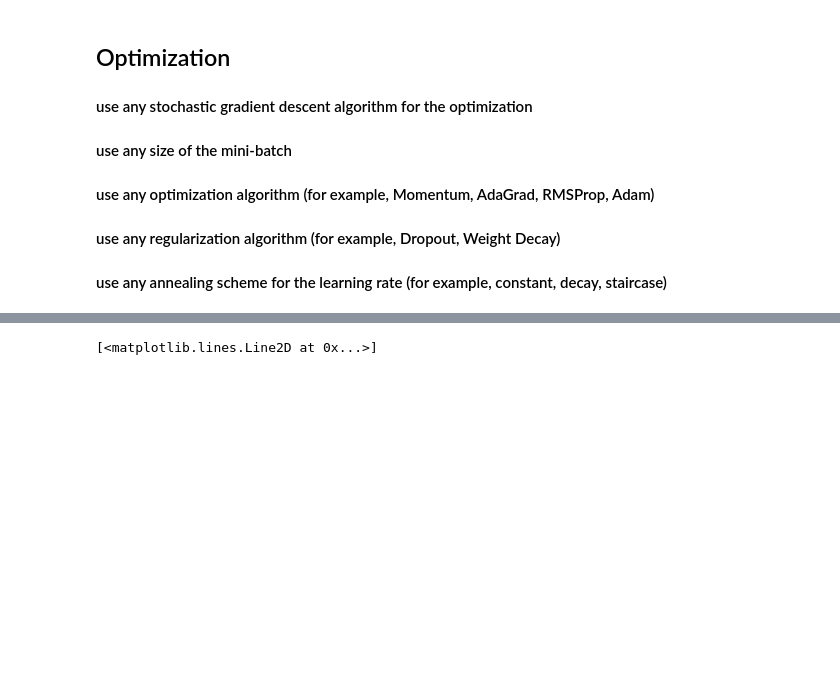
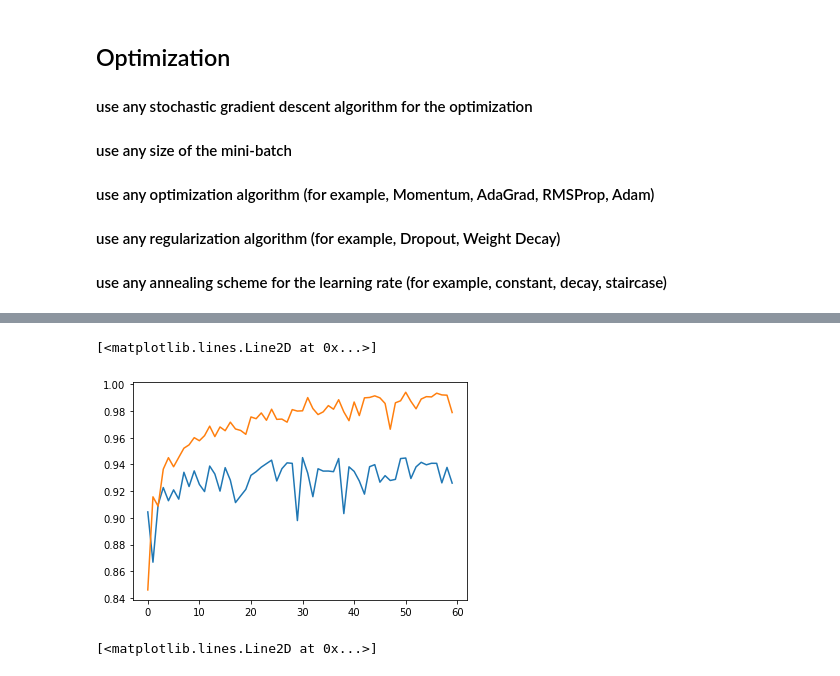
Before and after one commit to ehehehe95/Implementing-Basic-ML-techniques, a Jupyter notebook: 10. Optimal Selection of the hyper-parameters associated with the classification on MNIST/assignment10.ipynb, the cells around one changed output, grey strips where cells are left out. Cells and saved outputs as stored; diff of their text form; code cells hidden in the pictures; blank space fills up the shorter version.

```diff
--- a/10. Optimal Selection of the hyper-parameters associated with the classification on MNIST/assignment10.ipynb
+++ b/10. Optimal Selection of the hyper-parameters associated with the classification on MNIST/assignment10.ipynb
@@ -72,7 +72,7 @@ criterion = nn.CrossEntropyLoss()
 #### use any annealing scheme for the learning rate (for example, constant, decay, staircase)
 # %%
 device="cuda"
-learning_rate_value=0.01
+learning_rate_value=0.05
 classifier = classification().to(device)
 #
 optimizer = torch.optim.Adam(classifier.parameters(), lr=learning_rate_value)
@@ -80,17 +80,17 @@ optimizer = torch.optim.Adam(classifier.parameters(), lr=learning_rate_value)
 #start training with batchsize 32
 
 classifier = classification().to("cuda")
-optimizer = torch.optim.SGD(classifier.parameters(), lr=learning_rate_value)
+optimizer = torch.optim.(classifier.parameters(), lr=learning_rate_value)
 criterion = nn.CrossEntropyLoss()
 batch_size=32
-epoch = 5
+epoch = 60
 loss_train_arr=np.zeros(epoch)
 accuracy_train_arr=np.zeros(epoch)
 loss_test_arr=np.zeros(epoch)
 accuracy_test_arr=np.zeros(epoch)
 
-batched_train = torch.utils.data.DataLoader(training_set, 32, shuffle=True)
-test = torch.utils.data.DataLoader(testing_set)
+batched_train = torch.utils.data.DataLoader(data_train, 32, shuffle=True)
+batched_test = torch.utils.data.DataLoader(data_test,32,shuffle=True)
 
 for i in range(epoch):
 
@@ -121,7 +121,7 @@ for i in range(epoch):
     accuracy_test=0
 
     classifier.eval()
-    for img, label in test:
+    for img, label in batched_test:
         img=img.to(device)
         label=label.to(device)
 
@@ -133,8 +133,8 @@ for i in range(epoch):
             loss_test += loss.item()
             accuracy_test += torch.sum(label_predicted==label)
 
-    loss_test_arr[i]=loss_test/len(test.dataset)
-    accuracy_test_arr[i]=accuracy_test/len(test.dataset)
+    loss_test_arr[i]=loss_test/(len(batched_test))
+    accuracy_test_arr[i]=accuracy_test/len(batched_test.dataset)
 
 
 
@@ -152,3 +165,10 @@ test accuracy 0.5579000115394592
+# %%
+
+plt.plot(accuracy_test_arr)
+plt.plot(accuracy_train_arr)
+# %% [output]
+[<matplotlib.lines.Line2D at 0x...>]
+[figure, added]
 # %%
 import time
 def startTraining(batch_size,epoch,learning_rate_value):
```
Also changed, not shown: parts of 1 cell of this notebook.
